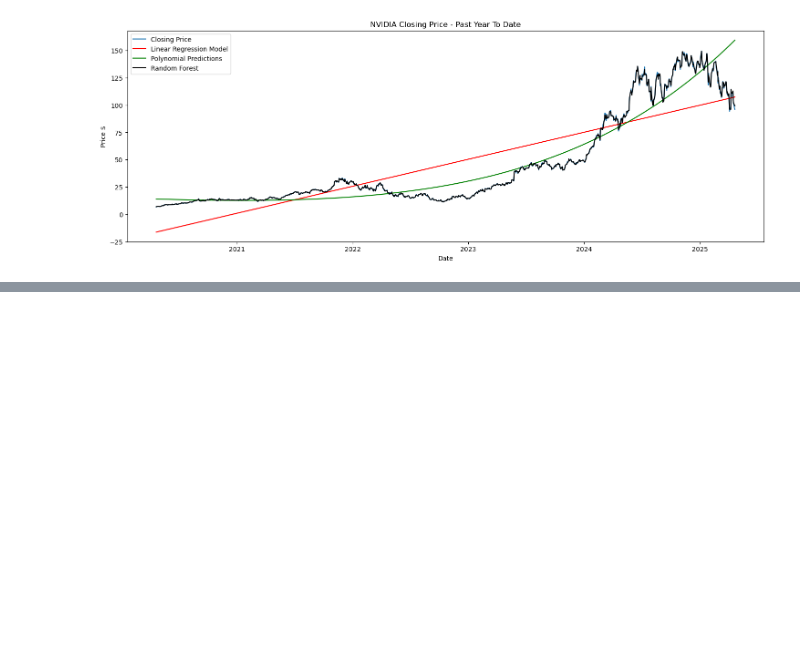
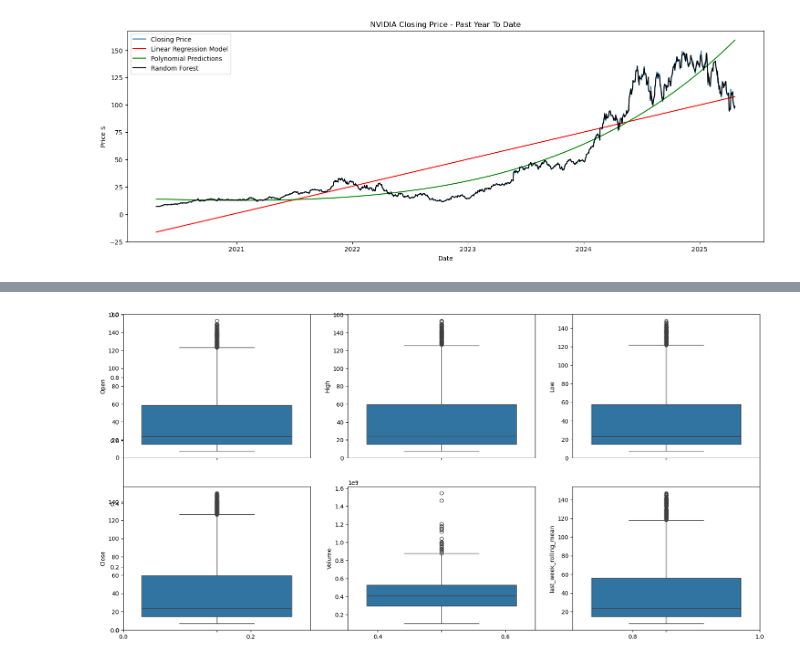
Before and after one commit to ScottPiersall/PythonCourseNotebooks, a Jupyter notebook: MachineLearning/AdvancedModels.ipynb, the cells around one changed output, grey strips where cells are left out. Saved outputs shown, nothing was run; the diff lists cells and outputs as text; code cells hidden in the pictures; blank space fills up the shorter version.

```diff
--- a/MachineLearning/AdvancedModels.ipynb
+++ b/MachineLearning/AdvancedModels.ipynb
@@ -198,0 +234,12 @@ plt.show()
+# %%
+#
+# Inspecting those histograms shows that volume (trading volume) is left skewed
+#  and there aare two peaks in the distributions.
+#
+plt.subplots(figsize=(20,10))
+for index, col in enumerate(features_to_plot):
+  plt.subplot(2,3,index+1)
+  sb.boxplot(my_stock_features[col])
+plt.show()
+# %% [output]
+[figure, added]
```
Also changed, not shown: parts of 14 cells of this notebook.
